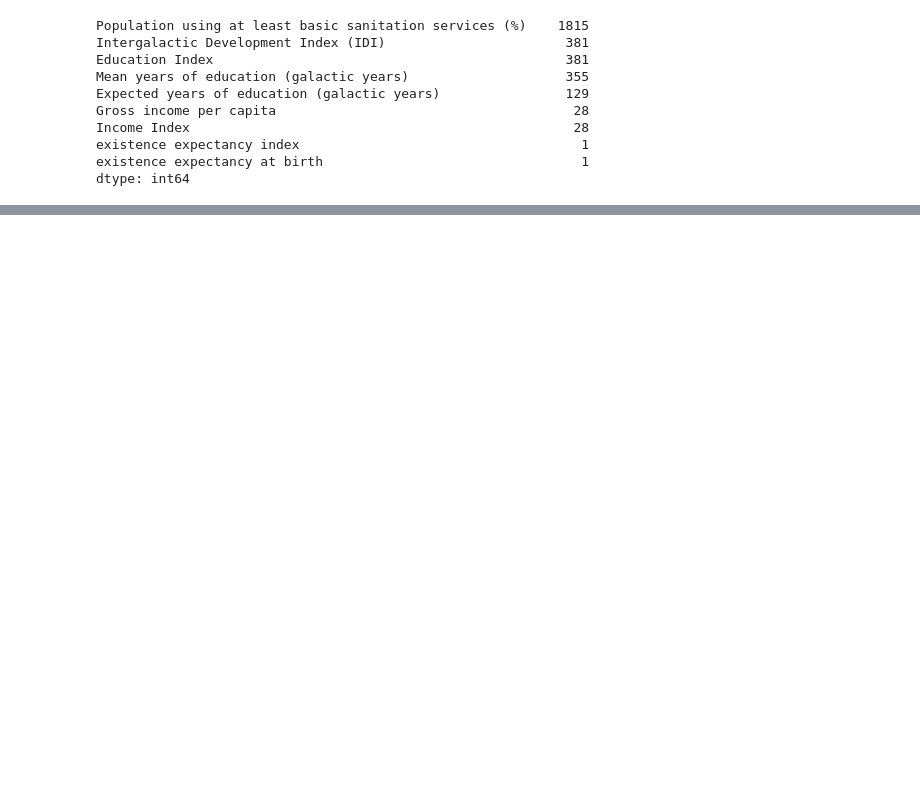
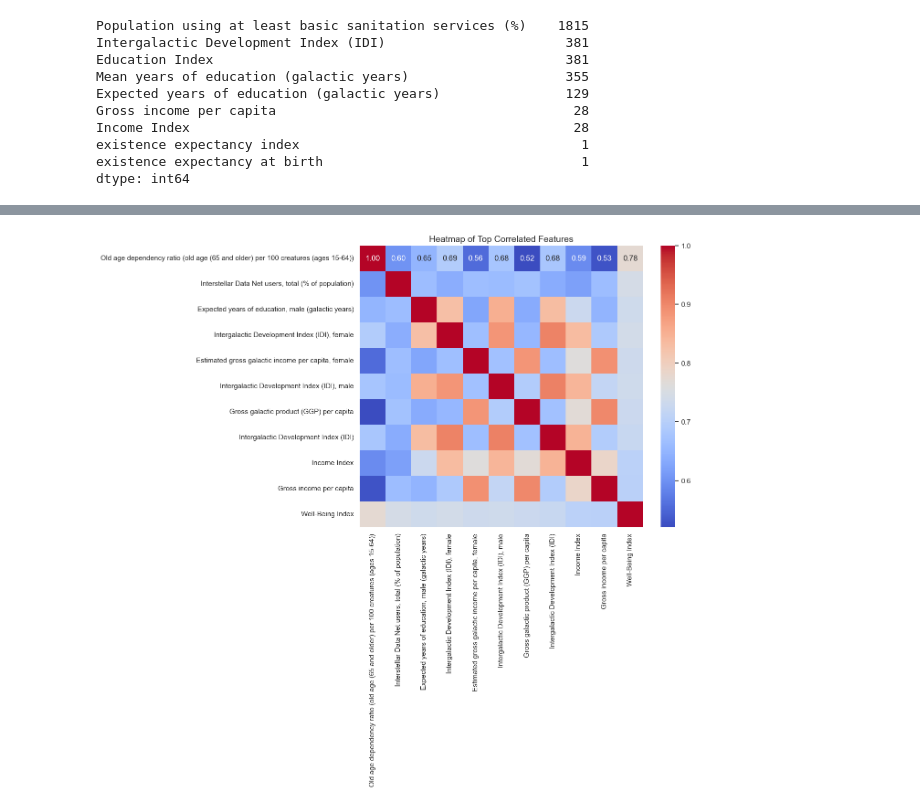
Before and after one commit to VAL-Jerono/Galaxies-Well-being, a Jupyter notebook: Galaxies.ipynb, the cells around one changed output, grey strips where cells are left out. Cells and saved outputs as stored; diff of their text form; code cells hidden in the pictures; blank space fills up the shorter version.

```diff
--- a/Galaxies.ipynb
+++ b/Galaxies.ipynb
@@ -786,0 +735,8 @@ df_model_ready.head(), imputed_path
+# %%
+top_features = top_corr.index.tolist() + ["Well-Being Index"]
+plt.figure(figsize=(10, 8))
+sns.heatmap(df3[top_features].corr(), annot=True, cmap="coolwarm", fmt=".2f")
+plt.title("Heatmap of Top Correlated Features", fontsize=14)
+plt.show()
+# %% [output]
+[figure, added]
```
Also changed, not shown: parts of 47 cells of this notebook, 9 other files.
